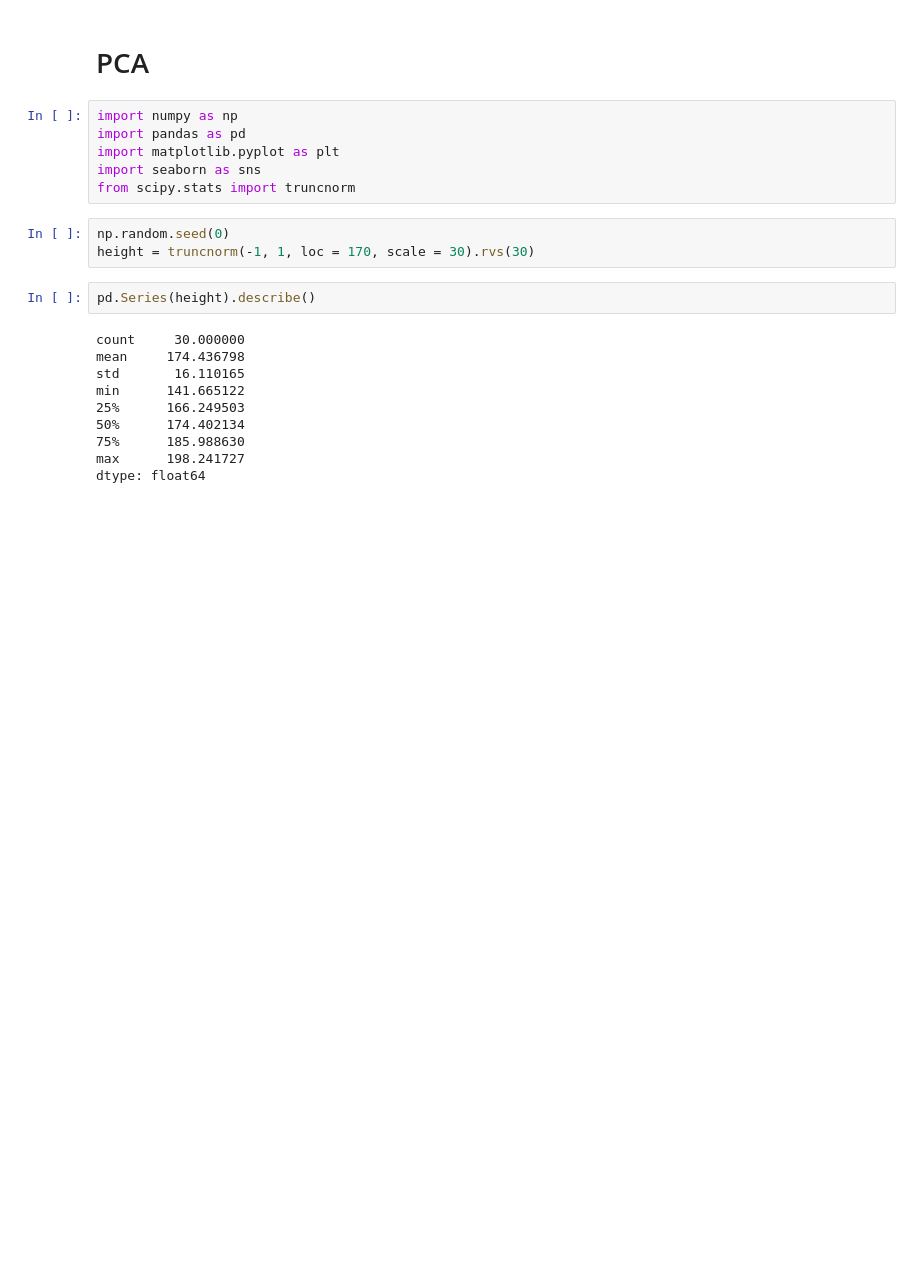
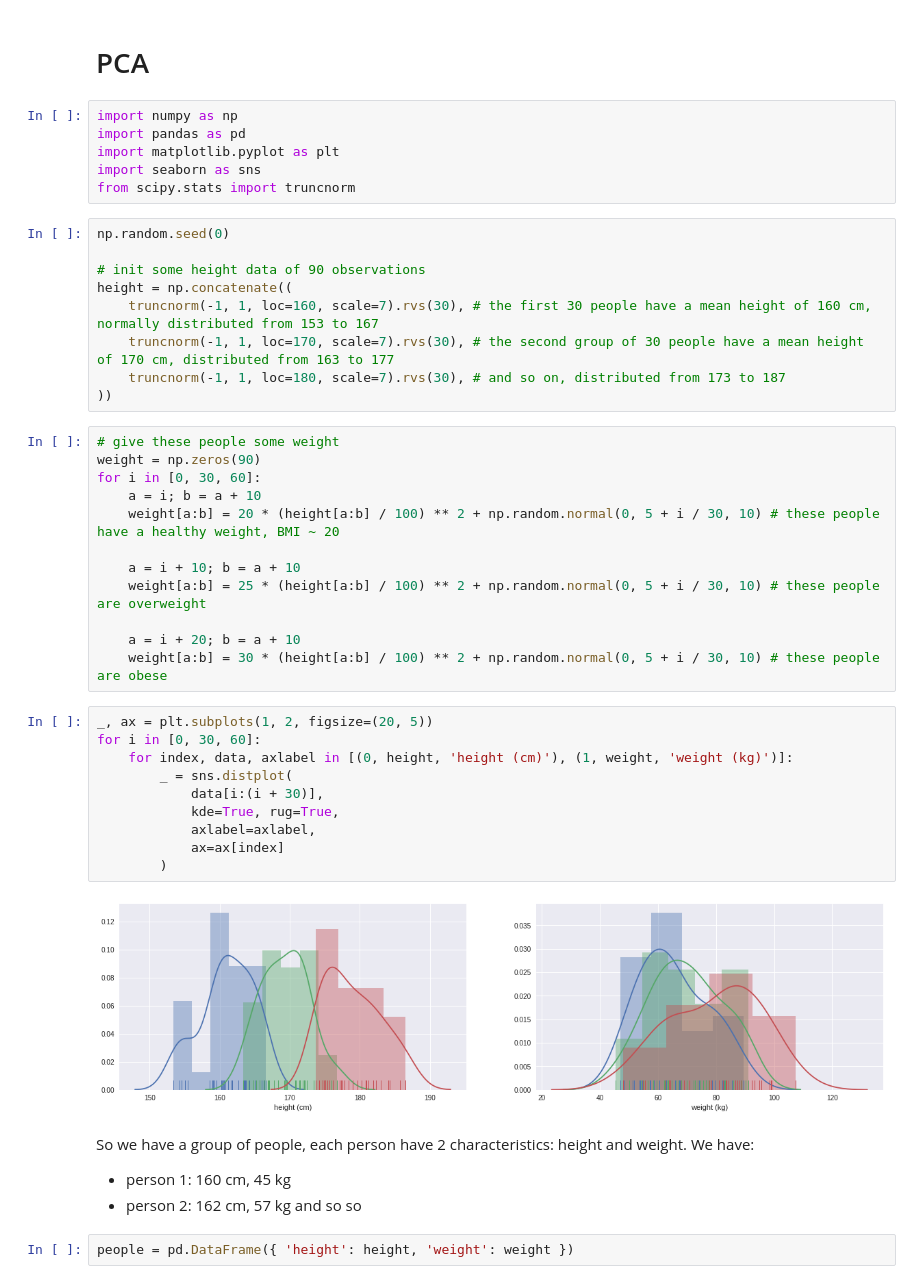
Before and after one commit to aunz/ds, a Jupyter notebook: pca.ipynb, the cells around one changed output. Cells and saved outputs as stored; diff of their text form; blank space fills up the shorter version.

Commit message:
Add data on height & weight

```diff
--- a/pca.ipynb
+++ b/pca.ipynb
@@ -6,18 +6,42 @@ import pandas as pd
 import matplotlib.pyplot as plt
 import seaborn as sns
 from scipy.stats import truncnorm
-# %%
-np.random.seed(0)
-height = truncnorm(-1, 1, loc = 170, scale = 30).rvs(30)
-# %%
-pd.Series(height).describe()
-# %% [output]
-count     30.000000
-mean     174.436798
-std       16.110165
-min      141.665122
-25%      166.249503
-50%      174.402134
-75%      185.988630
-max      198.241727
-dtype: float64
+# %%
+np.random.seed(0)
+
+# init some height data of 90 observations
+height = np.concatenate((
+    truncnorm(-1, 1, loc=160, scale=7).rvs(30), # the first 30 people have a mean height of 160 cm, normally distributed from 153 to 167
+    truncnorm(-1, 1, loc=170, scale=7).rvs(30), # the second group of 30 people have a mean height of 170 cm, distributed from 163 to 177
+    truncnorm(-1, 1, loc=180, scale=7).rvs(30), # and so on, distributed from 173 to 187
+))
+# %%
+# give these people some weight
+weight = np.zeros(90)
+for i in [0, 30, 60]:
+    a = i; b = a + 10
+    weight[a:b] = 20 * (height[a:b] / 100) ** 2 + np.random.normal(0, 5 + i / 30, 10) # these people have a healthy weight, BMI ~ 20
+
+    a = i + 10; b = a + 10
+    weight[a:b] = 25 * (height[a:b] / 100) ** 2 + np.random.normal(0, 5 + i / 30, 10) # these people are overweight
+
+    a = i + 20; b = a + 10
+    weight[a:b] = 30 * (height[a:b] / 100) ** 2 + np.random.normal(0, 5 + i / 30, 10) # these people are obese
+# %%
+_, ax = plt.subplots(1, 2, figsize=(20, 5))
+for i in [0, 30, 60]:
+    for index, data, axlabel in [(0, height, 'height (cm)'), (1, weight, 'weight (kg)')]:
+        _ = sns.distplot(
+            data[i:(i + 30)],
+            kde=True, rug=True,
+            axlabel=axlabel,
+            ax=ax[index]
+        )
+# %% [output]
+[figure, added]
+# %% [markdown]
+So we have a group of people, each person have 2 characteristics: height and weight. We have:
+- person 1: 160 cm, 45 kg
+- person 2: 162 cm, 57 kg and so so
+# %%
+people = pd.DataFrame({ 'height': height, 'weight': weight })
```
Also changed, not shown: parts of 2 cells of this notebook.
